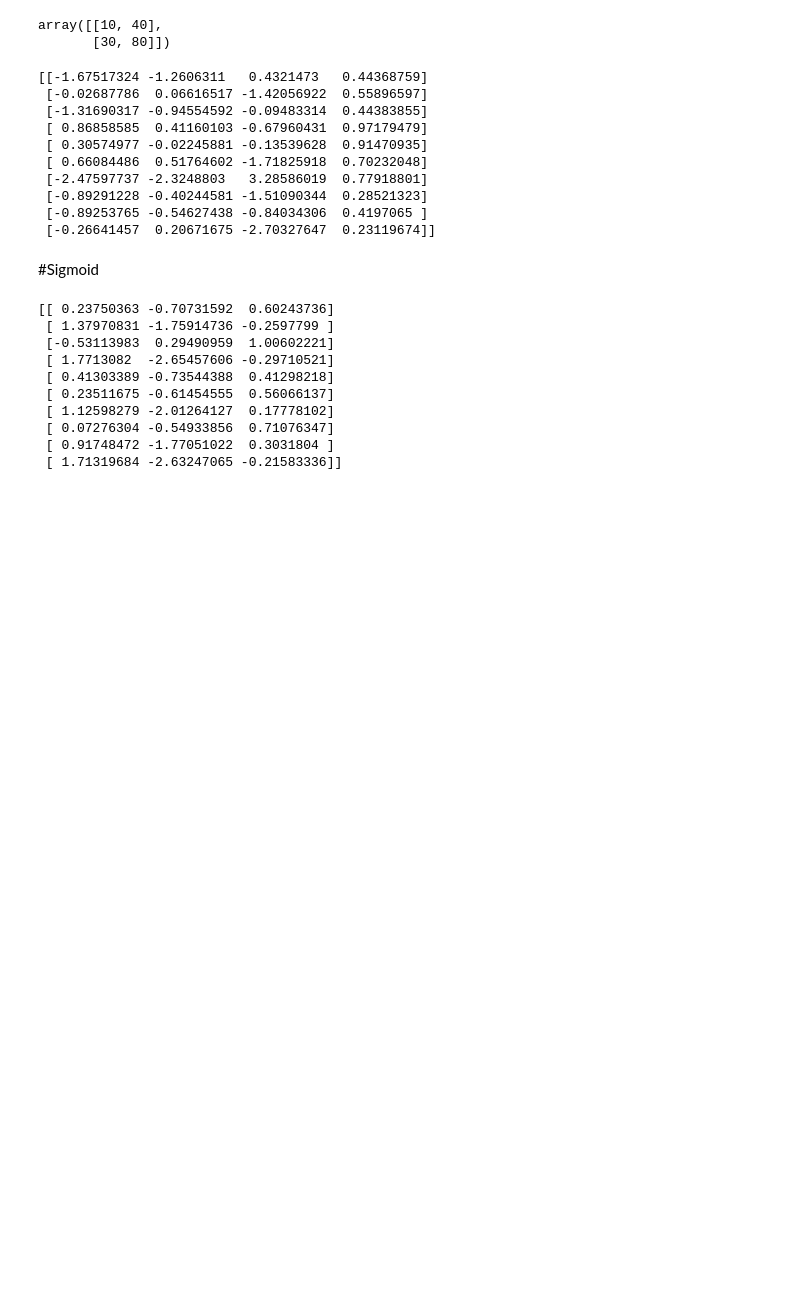
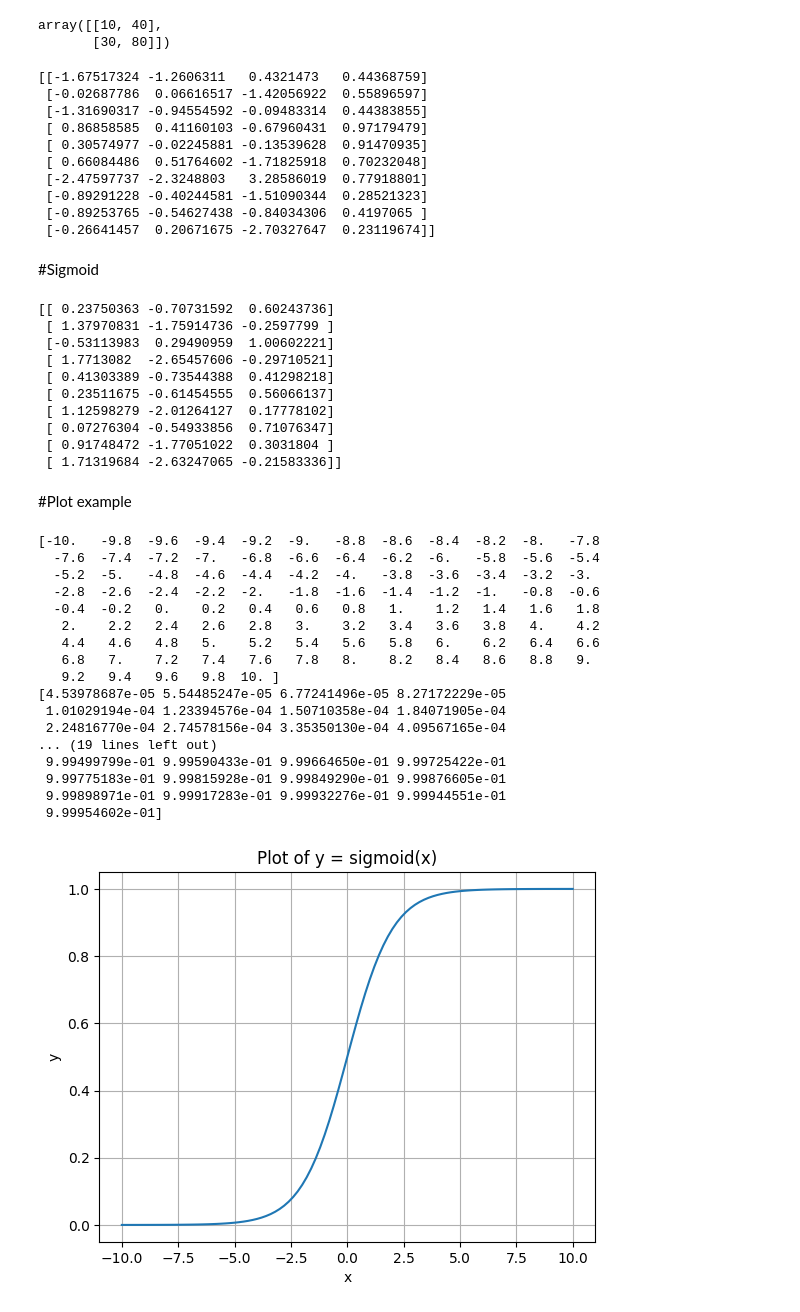
Before and after one commit to Qualot/deep-learning-from-scratch-2, a Jupyter notebook: ch01/chap01.ipynb, the cells around one changed output. Saved outputs shown, nothing was run; the diff lists cells and outputs as text; code cells hidden in the pictures; blank space fills up the shorter version.

Commit message:
add plot example of y=sigmoid(x)

```diff
--- a/ch01/chap01.ipynb
+++ b/ch01/chap01.ipynb
@@ -91,3 +92,41 @@ print(s)
  [ 0.07276304 -0.54933856  0.71076347]
  [ 0.91748472 -1.77051022  0.3031804 ]
  [ 1.71319684 -2.63247065 -0.21583336]]
+# %% [markdown]
+#Plot example
+# %%
+x = np.linspace(-10, 10, 101)
+y = sigmoid(x)
+print(x)
+print(y)
+
+# Plot the function
+plt.plot(x, y)
+
+# Add labels and title
+plt.xlabel('x')
+plt.ylabel('y')
+plt.title('Plot of y = sigmoid(x)')
+
+# Show the plot
+plt.grid(True)
+plt.show()
+# %% [output]
+[-10.   -9.8  -9.6  -9.4  -9.2  -9.   -8.8  -8.6  -8.4  -8.2  -8.   -7.8
+  -7.6  -7.4  -7.2  -7.   -6.8  -6.6  -6.4  -6.2  -6.   -5.8  -5.6  -5.4
+  -5.2  -5.   -4.8  -4.6  -4.4  -4.2  -4.   -3.8  -3.6  -3.4  -3.2  -3.
+  -2.8  -2.6  -2.4  -2.2  -2.   -1.8  -1.6  -1.4  -1.2  -1.   -0.8  -0.6
+  -0.4  -0.2   0.    0.2   0.4   0.6   0.8   1.    1.2   1.4   1.6   1.8
+   2.    2.2   2.4   2.6   2.8   3.    3.2   3.4   3.6   3.8   4.    4.2
+   4.4   4.6   4.8   5.    5.2   5.4   5.6   5.8   6.    6.2   6.4   6.6
+   6.8   7.    7.2   7.4   7.6   7.8   8.    8.2   8.4   8.6   8.8   9.
+   9.2   9.4   9.6   9.8  10. ]
+[4.53978687e-05 5.54485247e-05 6.77241496e-05 8.27172229e-05
+ 1.01029194e-04 1.23394576e-04 1.50710358e-04 1.84071905e-04
+ 2.24816770e-04 2.74578156e-04 3.35350130e-04 4.09567165e-04
+... (19 lines left out)
+ 9.99499799e-01 9.99590433e-01 9.99664650e-01 9.99725422e-01
+ 9.99775183e-01 9.99815928e-01 9.99849290e-01 9.99876605e-01
+ 9.99898971e-01 9.99917283e-01 9.99932276e-01 9.99944551e-01
+ 9.99954602e-01]
+[figure, added]
```
Also changed, not shown: parts of 1 cell of this notebook.
